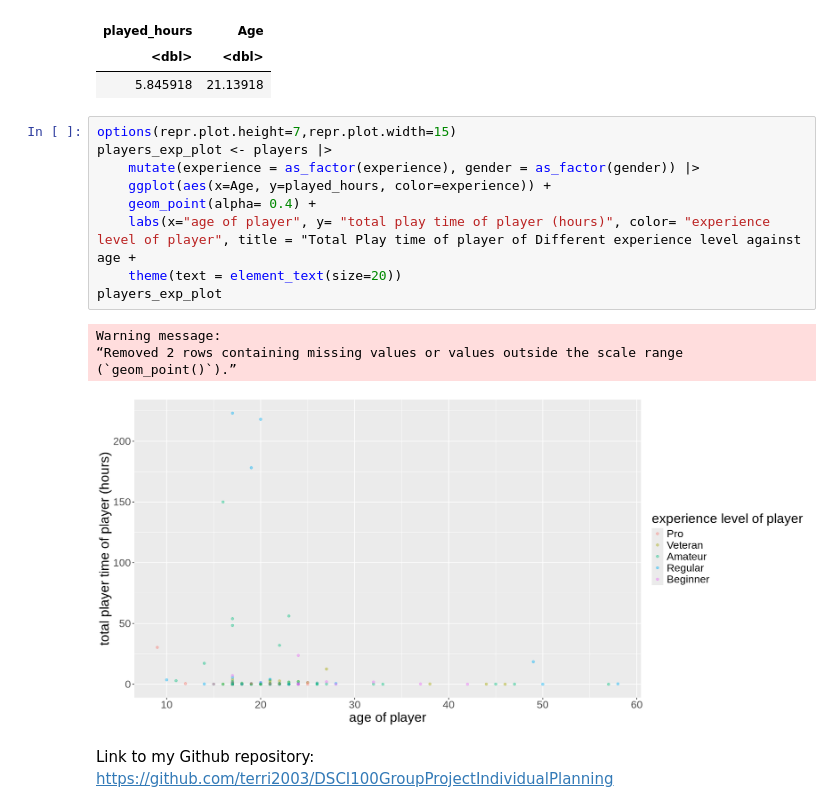
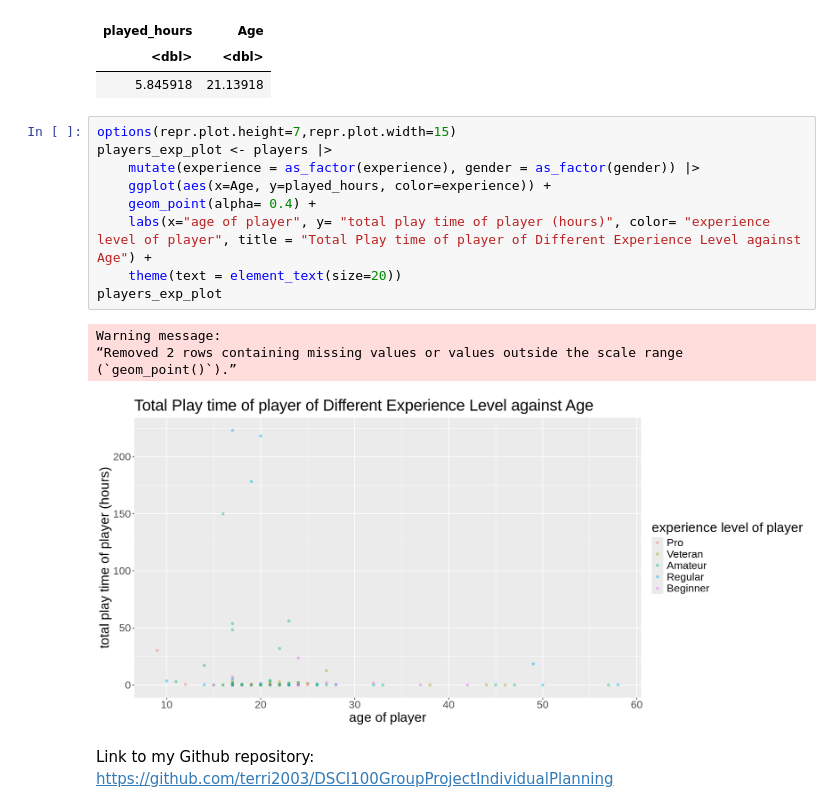
Before and after one commit to terri2003/DSCI100GroupProjectIndividualPlanning, a Jupyter notebook: TerenceFung_82677527_IndividualPlanning_Group16.ipynb, the cells around one changed output. Saved outputs shown, nothing was run; the diff lists cells and outputs as text.

Commit message:
Plotted play time against age

```diff
--- a/TerenceFung_82677527_IndividualPlanning_Group16.ipynb
+++ b/TerenceFung_82677527_IndividualPlanning_Group16.ipynb
@@ -209,16 +209,16 @@ A tibble: 1 × 2
 # %%
 options(repr.plot.height=7,repr.plot.width=15)
 players_exp_plot <- players |>
     mutate(experience = as_factor(experience), gender = as_factor(gender)) |>
     ggplot(aes(x=Age, y=played_hours, color=experience)) +
     geom_point(alpha= 0.4) +
-    labs(x="age of player", y= "total play time of player (hours)", color= "experience level of player", title = "Total Play time of player of Different experience level against age +
+    labs(x="age of player", y= "total play time of player (hours)", color= "experience level of player", title = "Total Play time of player of Different Experience Level against Age") +
     theme(text = element_text(size=20))
 players_exp_plot
 # %% [output]
 Warning message:
 “Removed 2 rows containing missing values or values outside the scale range
 (`geom_point()`).”
-[figure, old version]
+[figure, new version]
 # %% [markdown]
 Link to my Github repository: https://github.com/terri2003/DSCI100GroupProjectIndividualPlanning
```
